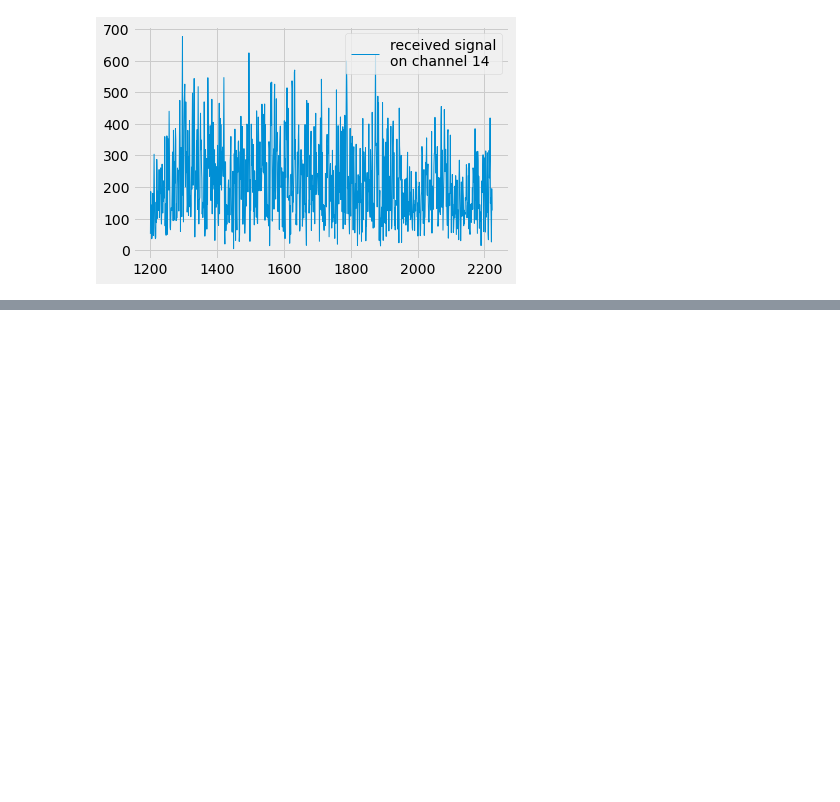
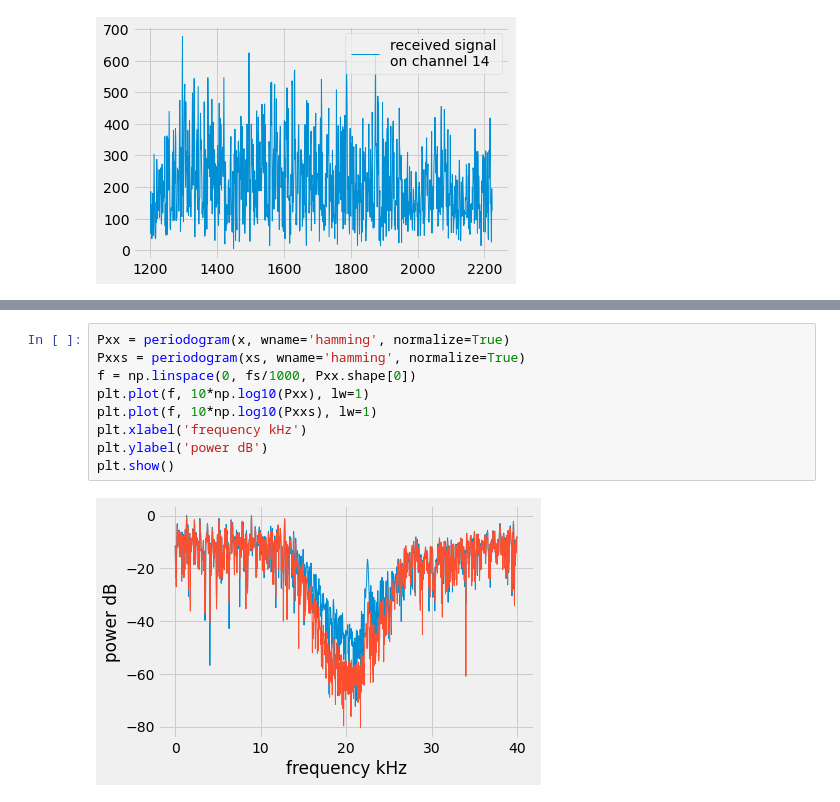
Before and after one commit to fonstelien/INF4480, a Jupyter notebook: project3/project3.ipynb, the cells around one changed output, grey strips where cells are left out. Drawn from its saved outputs; the diff is of its cells as text; blank space fills up the shorter version.

```diff
--- a/project3/project3.ipynb
+++ b/project3/project3.ipynb
@@ -159,0 +197,11 @@ np.fft
+# %%
+Pxx = periodogram(x, wname='hamming', normalize=True)
+Pxxs = periodogram(xs, wname='hamming', normalize=True)
+f = np.linspace(0, fs/1000, Pxx.shape[0])
+plt.plot(f, 10*np.log10(Pxx), lw=1)
+plt.plot(f, 10*np.log10(Pxxs), lw=1)
+plt.xlabel('frequency kHz')
+plt.ylabel('power dB')
+plt.show()
+# %% [output]
+[figure, added]
```
Also changed, not shown: parts of 13 cells of this notebook.
